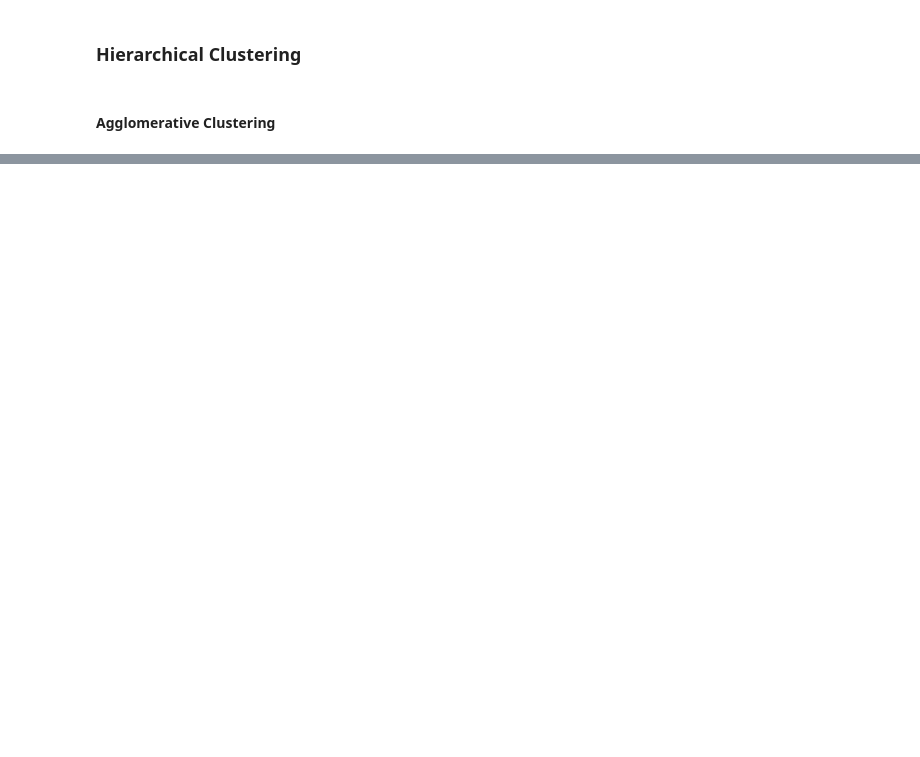
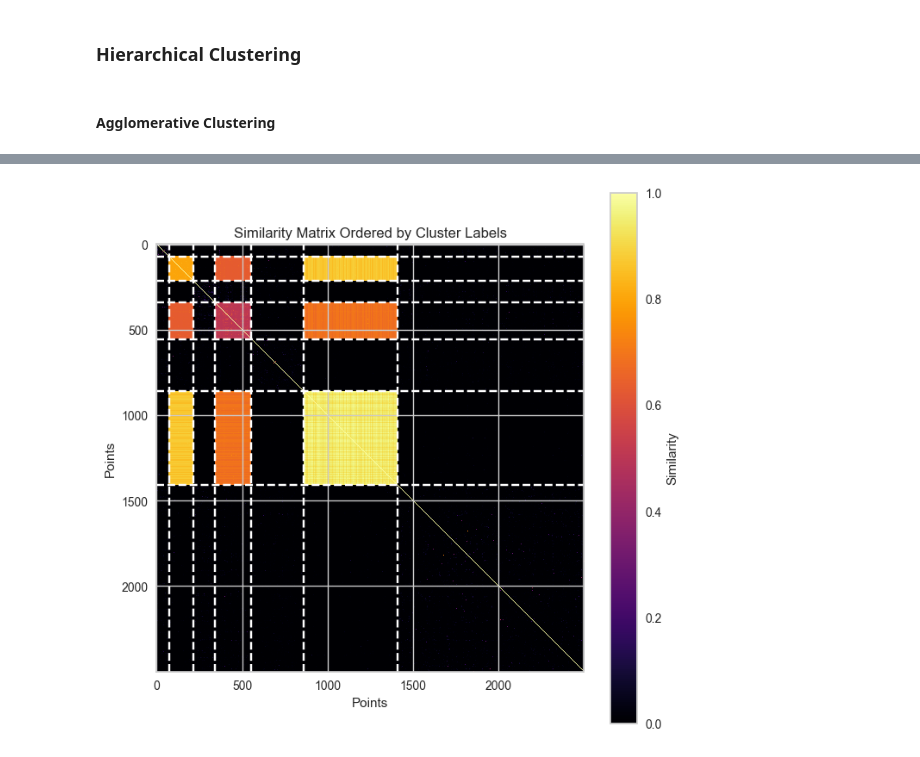
Before and after one commit to MaksimKarnaukh/DataMining, a Jupyter notebook: Assignment3/src/clustering.ipynb, the cells around one changed output, grey strips where cells are left out. Saved outputs shown, nothing was run; the diff lists cells and outputs as text; code cells hidden in the pictures; blank space fills up the shorter version.

```diff
--- a/Assignment3/src/clustering.ipynb
+++ b/Assignment3/src/clustering.ipynb
@@ -889,0 +873,7 @@ print(f'Cluster Validity Correlation: {correlation:.3f}')
+# %%
+kmeans = KMeans(n_clusters=7, random_state=42)
+clusters = kmeans.fit_predict(cosine_distances(vectorized_data_df))
+
+plot_similarity_matrix(vectorized_data_df, clusters, metric='cosine')
+# %% [output]
+[figure, added]
```
Also changed, not shown: parts of 19 cells of this notebook.
